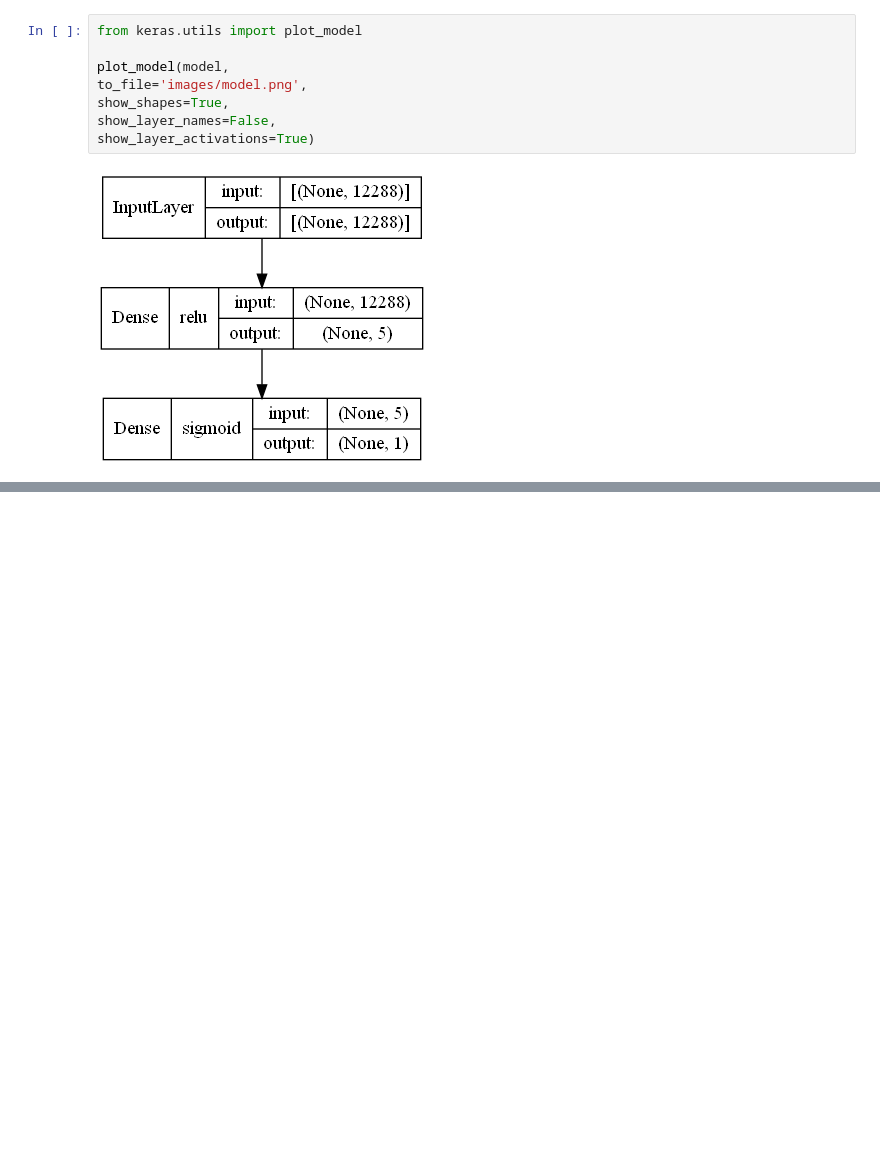
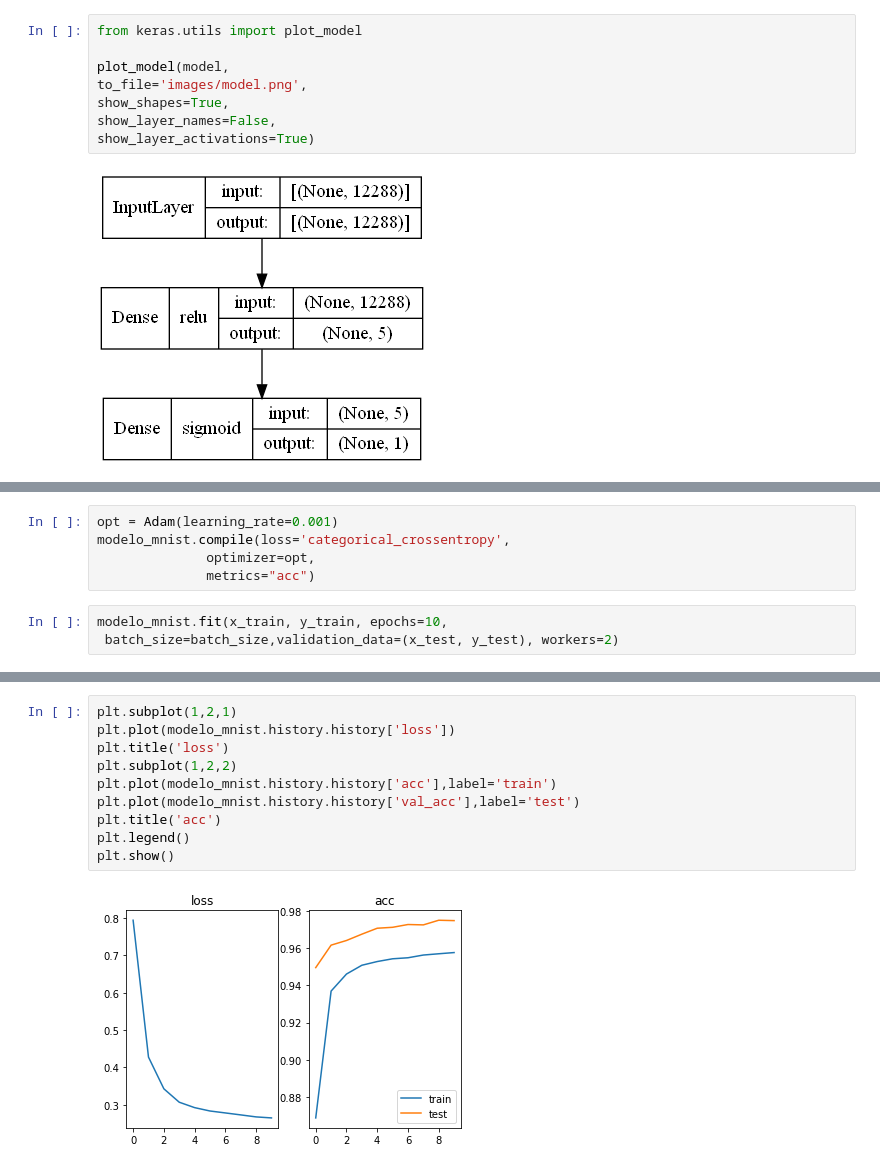
Before and after one commit to DiploDatos/AprendizajeSupervisado, a Jupyter notebook: Teórico/demo_10_neural_networks.ipynb, the cells around one changed output, grey strips where cells are left out. Drawn from its saved outputs; the diff is of its cells as text; blank space fills up the shorter version.

```diff
--- a/Teórico/demo_10_neural_networks.ipynb
+++ b/Teórico/demo_10_neural_networks.ipynb
@@ -368,0 +535,8 @@ show_layer_activations=True)
+# %%
+opt = Adam(learning_rate=0.001)
+modelo_mnist.compile(loss='categorical_crossentropy',
+              optimizer=opt,
+              metrics="acc")
+# %%
+modelo_mnist.fit(x_train, y_train, epochs=10,
+ batch_size=batch_size,validation_data=(x_test, y_test), workers=2)
@@ -368,0 +565,12 @@ show_layer_activations=True)
+# %%
+plt.subplot(1,2,1)
+plt.plot(modelo_mnist.history.history['loss'])
+plt.title('loss')
+plt.subplot(1,2,2)
+plt.plot(modelo_mnist.history.history['acc'],label='train')
+plt.plot(modelo_mnist.history.history['val_acc'],label='test')
+plt.title('acc')
+plt.legend()
+plt.show()
+# %% [output]
+[figure, added]
```
Also changed, not shown: parts of 29 cells of this notebook, 1 other file.
